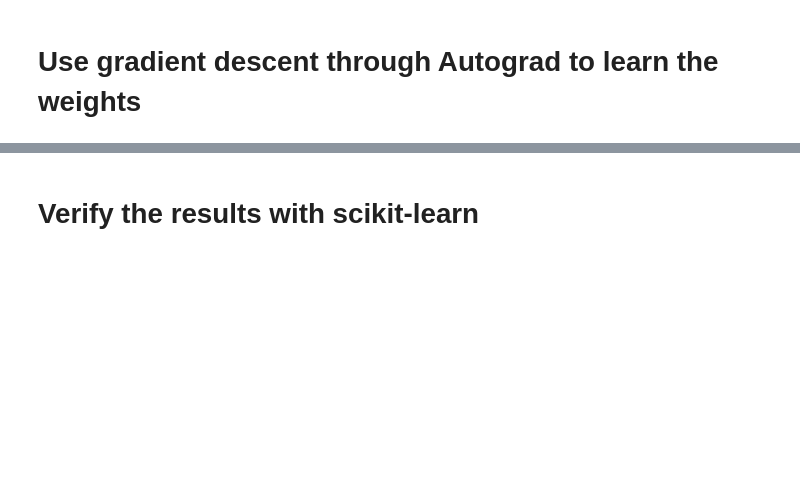
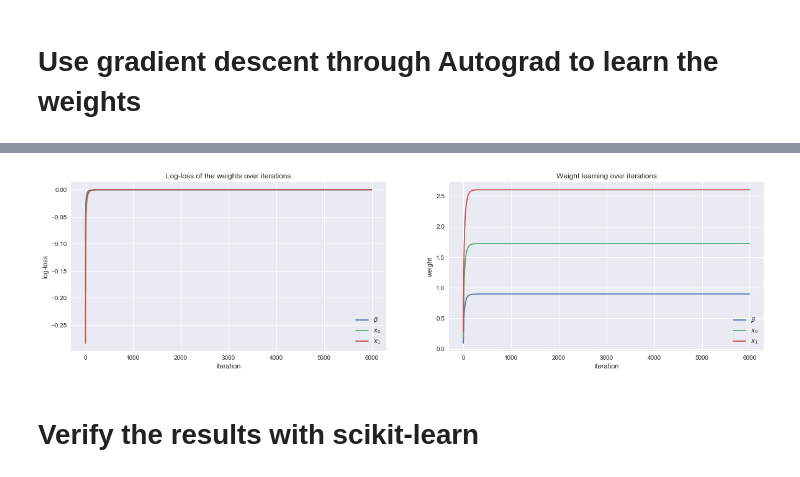
Before and after one commit to vangj/ds, a Jupyter notebook: logistic-regression.ipynb, the cells around one changed output, grey strips where cells are left out. Saved outputs shown, nothing was run; the diff lists cells and outputs as text; code cells hidden in the pictures; blank space fills up the shorter version.

```diff
--- a/logistic-regression.ipynb
+++ b/logistic-regression.ipynb
@@ -150,3 +140,8 @@ plt.legend()
+# %%
+w, loss_trace, weight_trace = learn_weights(X, y, alpha=1.0, max_iter=6000)
+plot_traces(loss_trace, weight_trace)
+# %% [output]
+[figure, added]
 # %% [markdown]
 # Verify the results with scikit-learn
 # %%
```
Also changed, not shown: parts of 11 cells of this notebook.
